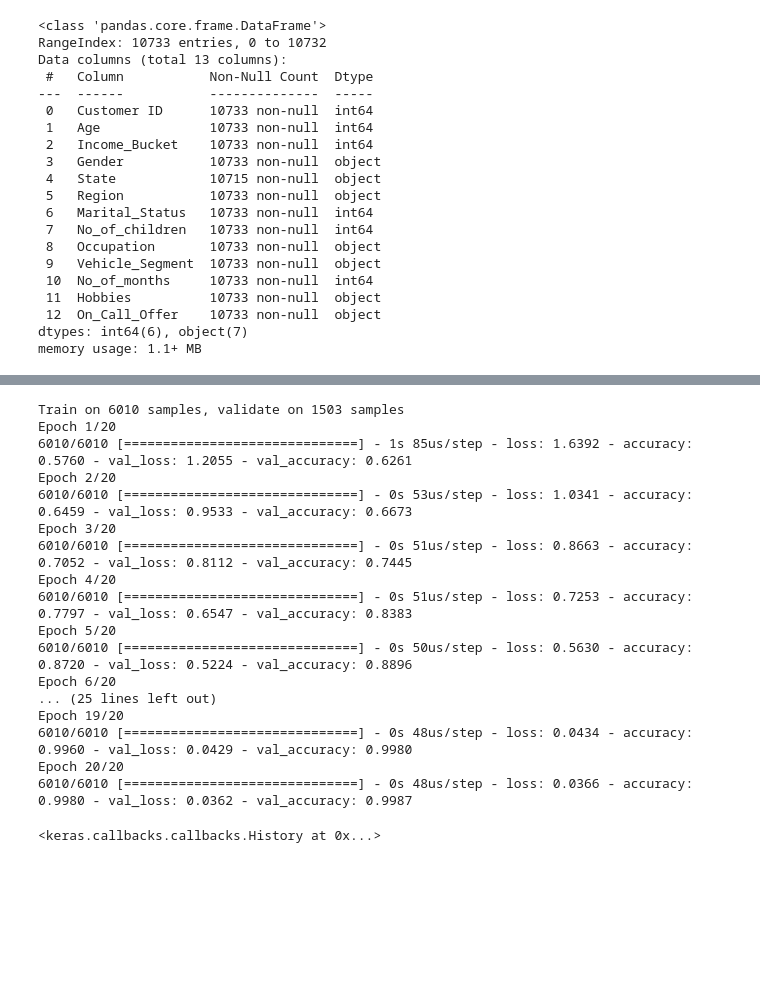
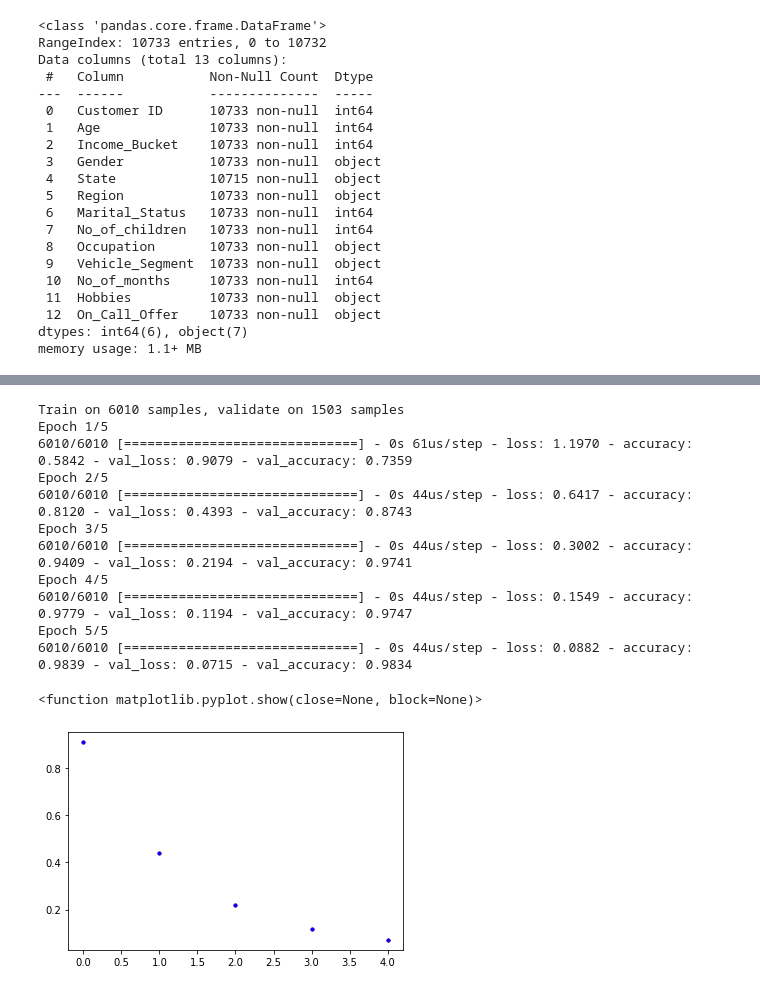
Before and after one commit to Juhan324/3-2-AI-project, a Jupyter notebook: AI project/Automobile customer multi-classification/Automobile Customer.ipynb, the cells around one changed output, grey strips where cells are left out. Drawn from its saved outputs; the diff is of its cells as text; code cells hidden in the pictures; blank space fills up the shorter version.

```diff
--- a/AI project/Automobile customer multi-classification/Automobile Customer.ipynb
+++ b/AI project/Automobile customer multi-classification/Automobile Customer.ipynb
@@ -112,33 +160,38 @@ Y_encoded = np_utils.to_categorical(Y)
 X_train, X_test, Y_train, Y_test = train_test_split(X, Y_encoded, test_size=0.3, random_state=seed)
 # %%
 model = Sequential()
-model.add(Dense(16, input_dim=39, activation='relu'))
+model.add(Dense(16, input_dim=27, activation='relu'))
 model.add(Dense(5, activation='softmax'))
 
 model.compile(loss='categorical_crossentropy',
               optimizer='adam',
               metrics=['accuracy'])
 # %%
-model.fit(X_train, Y_train, epochs = 20, batch_size=32,validation_split=0.2)
+history = model.fit(X_train, Y_train, epochs = 5, validation_split=0.2, batch_size=32)
 # %% [output]
 Train on 6010 samples, validate on 1503 samples
-Epoch 1/20
-6010/6010 [==============================] - 1s 85us/step - loss: 1.6392 - accuracy: 0.5760 - val_loss: 1.2055 - val_accuracy: 0.6261
-Epoch 2/20
-6010/6010 [==============================] - 0s 53us/step - loss: 1.0341 - accuracy: 0.6459 - val_loss: 0.9533 - val_accuracy: 0.6673
-Epoch 3/20
-6010/6010 [==============================] - 0s 51us/step - loss: 0.8663 - accuracy: 0.7052 - val_loss: 0.8112 - val_accuracy: 0.7445
-Epoch 4/20
-6010/6010 [==============================] - 0s 51us/step - loss: 0.7253 - accuracy: 0.7797 - val_loss: 0.6547 - val_accuracy: 0.8383
-Epoch 5/20
-6010/6010 [==============================] - 0s 50us/step - loss: 0.5630 - accuracy: 0.8720 - val_loss: 0.5224 - val_accuracy: 0.8896
-Epoch 6/20
-... (25 lines left out)
-Epoch 19/20
-6010/6010 [==============================] - 0s 48us/step - loss: 0.0434 - accuracy: 0.9960 - val_loss: 0.0429 - val_accuracy: 0.9980
-Epoch 20/20
-6010/6010 [==============================] - 0s 48us/step - loss: 0.0366 - accuracy: 0.9980 - val_loss: 0.0362 - val_accuracy: 0.9987
+Epoch 1/5
+6010/6010 [==============================] - 0s 61us/step - loss: 1.1970 - accuracy: 0.5842 - val_loss: 0.9079 - val_accuracy: 0.7359
+Epoch 2/5
+6010/6010 [==============================] - 0s 44us/step - loss: 0.6417 - accuracy: 0.8120 - val_loss: 0.4393 - val_accuracy: 0.8743
+Epoch 3/5
+6010/6010 [==============================] - 0s 44us/step - loss: 0.3002 - accuracy: 0.9409 - val_loss: 0.2194 - val_accuracy: 0.9741
+Epoch 4/5
+6010/6010 [==============================] - 0s 44us/step - loss: 0.1549 - accuracy: 0.9779 - val_loss: 0.1194 - val_accuracy: 0.9747
+Epoch 5/5
+6010/6010 [==============================] - 0s 44us/step - loss: 0.0882 - accuracy: 0.9839 - val_loss: 0.0715 - val_accuracy: 0.9834
-<keras.callbacks.callbacks.History at 0x...>
+# %%
+y_vloss = history.history['val_loss']
+
+y_acc = history.history['accuracy']
+
+x_len = numpy.arange(len(y_acc))
+plt.plot(x_len, y_vloss, "o", c="red", markersize=3)
+plt.plot(x_len, y_vloss, "o", c="blue", markersize=3)
+plt.show
+# %% [output]
+<function matplotlib.pyplot.show(close=None, block=None)>
+[figure, added]
 # %%
 print("\n Accuracy: %.4f" % (model.evaluate(X_test, Y_test)[1]))
 # %% [output]
```
Also changed, not shown: parts of 14 cells of this notebook, 1 other file.
